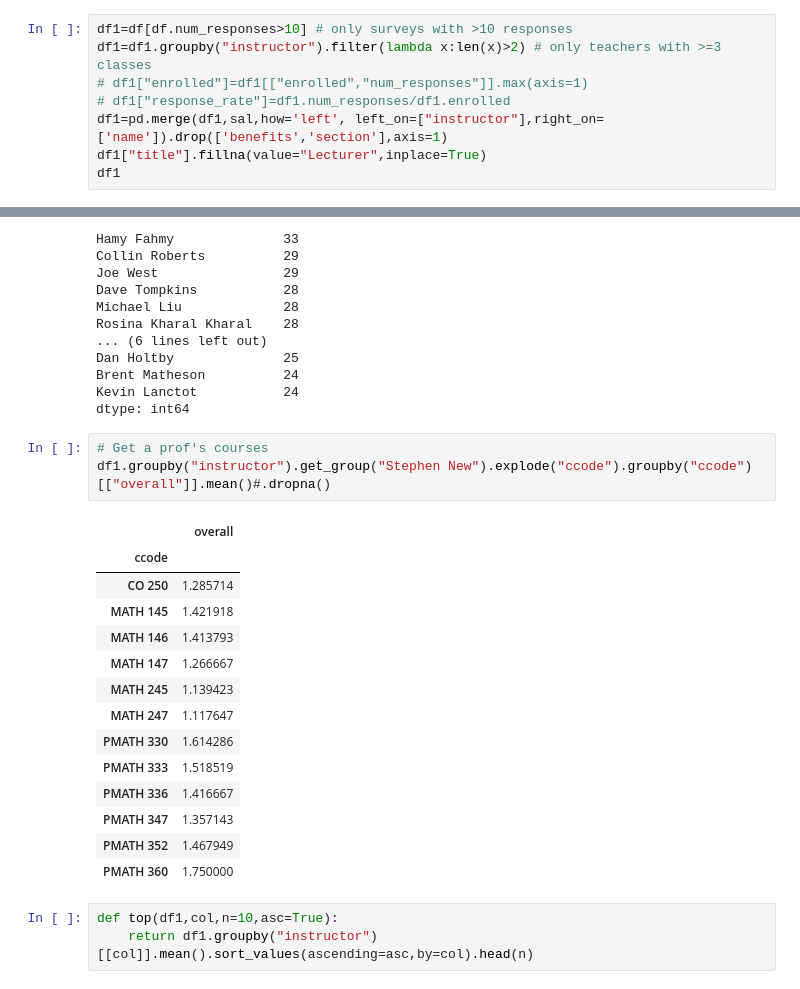
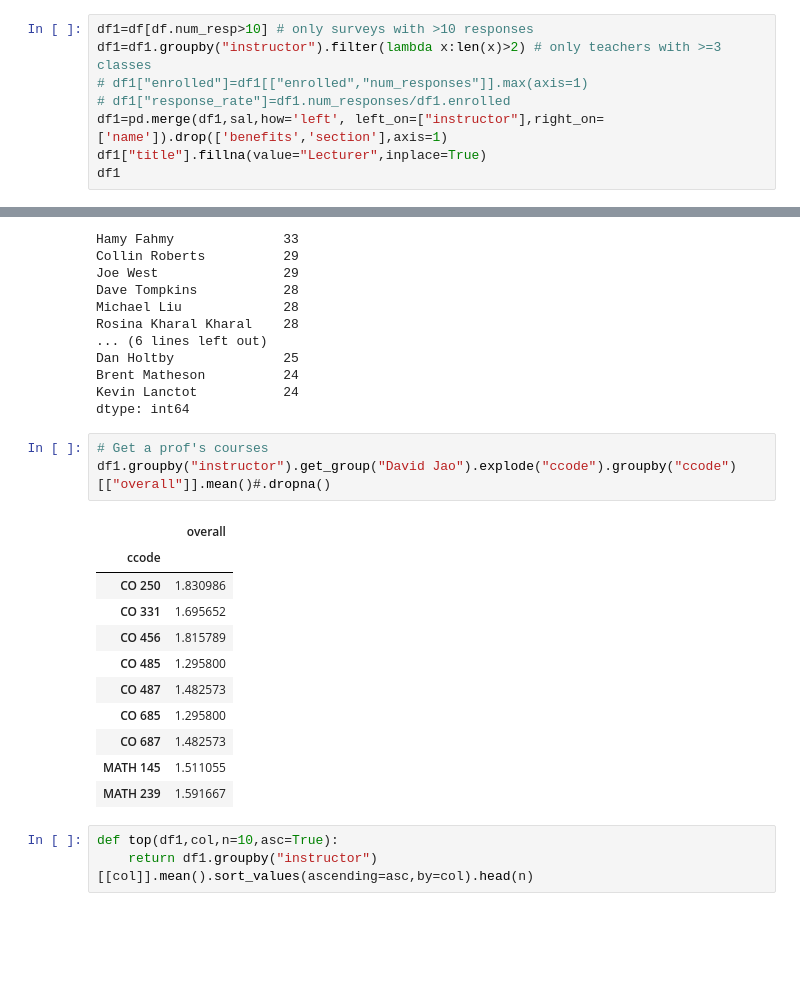
Before and after one commit to Akababa/course_eval, a Jupyter notebook: EDA.ipynb, the cells around one changed output, grey strips where cells are left out. Cells and saved outputs as stored; diff of their text form; blank space fills up the shorter version.

```diff
--- a/EDA.ipynb
+++ b/EDA.ipynb
@@ -54,7 +56,7 @@ array(['ACTSC', 'AMATH', 'CS', 'PMATH', 'PHYS', 'CO', 'QIC', 'COMM',
        'ECE', 'CM', 'MATBUS', 'MATH', 'MTHEL', 'STAT', 'SYDE', 'EARTH',
        'SE', 'BIOL', 'ACC', 'ENGL'], dtype=object)
 # %%
-df1=df[df.num_responses>10] # only surveys with >10 responses
+df1=df[df.num_resp>10] # only surveys with >10 responses
 df1=df1.groupby("instructor").filter(lambda x:len(x)>2) # only teachers with >=3 classes
 # df1["enrolled"]=df1[["enrolled","num_responses"]].max(axis=1)
 # df1["response_rate"]=df1.num_responses/df1.enrolled
@@ -115,22 +117,19 @@ Kevin Lanctot           24
 dtype: int64
 # %%
 # Get a prof's courses
-df1.groupby("instructor").get_group("Stephen New").explode("ccode").groupby("ccode")[["overall"]].mean()#.dropna()
+df1.groupby("instructor").get_group("David Jao").explode("ccode").groupby("ccode")[["overall"]].mean()#.dropna()
 # %% [output]
 |  | overall |
 | ccode |  |
-| CO 250 | 1.285714 |
-| MATH 145 | 1.421918 |
-| MATH 146 | 1.413793 |
-| MATH 147 | 1.266667 |
-| MATH 245 | 1.139423 |
-| MATH 247 | 1.117647 |
-| PMATH 330 | 1.614286 |
-| PMATH 333 | 1.518519 |
-| PMATH 336 | 1.416667 |
-| PMATH 347 | 1.357143 |
-| PMATH 352 | 1.467949 |
-| PMATH 360 | 1.750000 |
+| CO 250 | 1.830986 |
+| CO 331 | 1.695652 |
+| CO 456 | 1.815789 |
+| CO 485 | 1.295800 |
+| CO 487 | 1.482573 |
+| CO 685 | 1.295800 |
+| CO 687 | 1.482573 |
+| MATH 145 | 1.511055 |
+| MATH 239 | 1.591667 |
 # %%
 def top(df1,col,n=10,asc=True):
     return df1.groupby("instructor")[[col]].mean().sort_values(ascending=asc,by=col).head(n)
```
Also changed, not shown: parts of 7 cells of this notebook, 1 other file.
